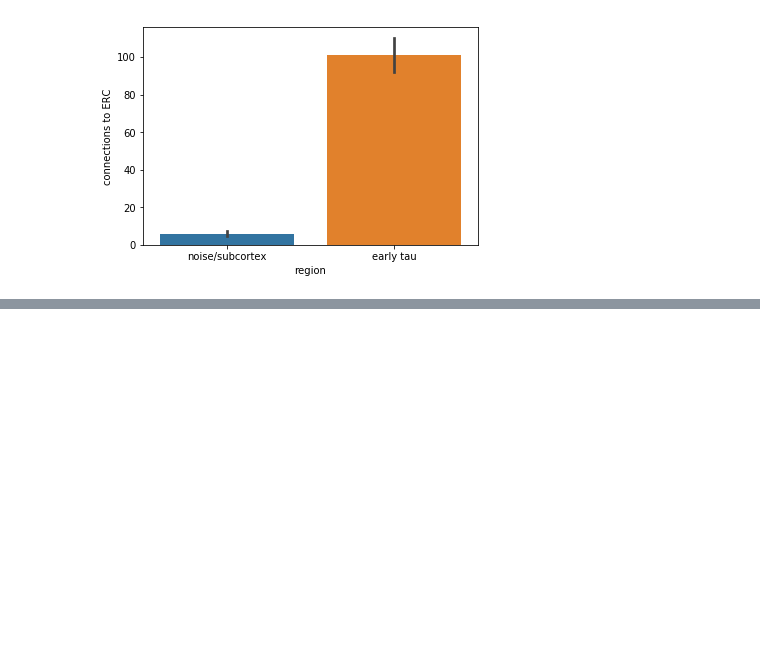
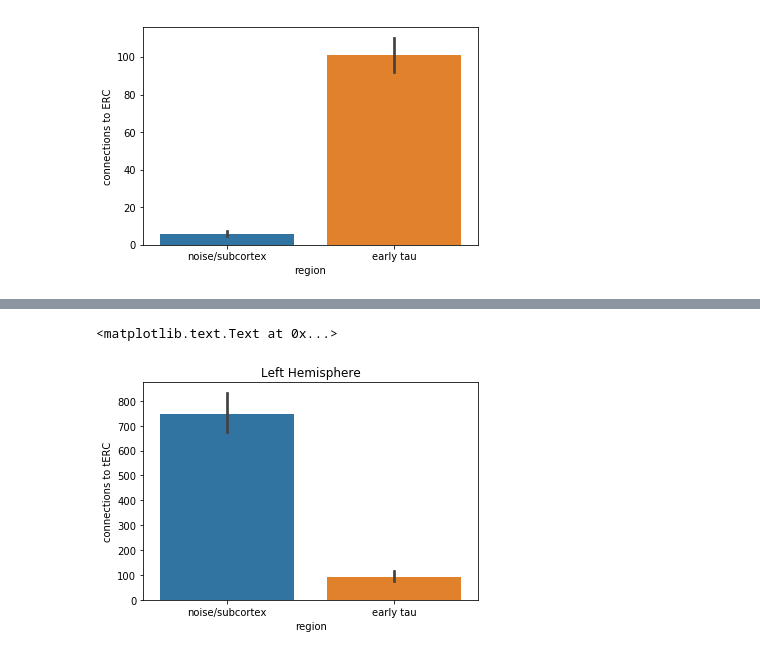
Before and after one commit to gkiar/alzhippo, a Jupyter notebook: code/hippocamp_ERC_connectivity.ipynb, the cells around one changed output, grey strips where cells are left out. Drawn from its saved outputs; the diff is of its cells as text; code cells hidden in the pictures; blank space fills up the shorter version.

```diff
--- a/code/hippocamp_ERC_connectivity.ipynb
+++ b/code/hippocamp_ERC_connectivity.ipynb
@@ -124,0 +161,12 @@ sns.barplot(x='region',y='connections to ERC',data=jnk_dist_rhs)
+# %%
+jnk_lhs = pandas.DataFrame(index=range(adjs.shape[2]*2),columns = ['connections to tERC','region'])
+jnk_lhs.loc[jnk_lhs.index[:adjs.shape[2]],'connections to tERC'] = adjs[0,1,:]
+jnk_lhs.loc[jnk_lhs.index[adjs.shape[2]]:,'connections to tERC'] = adjs[0,2,:]
+jnk_lhs.loc[jnk_lhs.index[:adjs.shape[2]],'region'] = ['noise/subcortex'] * adjs.shape[2]
+jnk_lhs.loc[jnk_lhs.index[adjs.shape[2]]:,'region'] = ['early tau'] * adjs.shape[2]
+
+sns.barplot(x='region',y='connections to tERC',data=jnk_lhs)
+plt.title('Left Hemisphere')
+# %% [output]
+<matplotlib.text.Text at 0x...>
+[figure, added]
```
Also changed, not shown: parts of 21 cells of this notebook, 2 other files.
